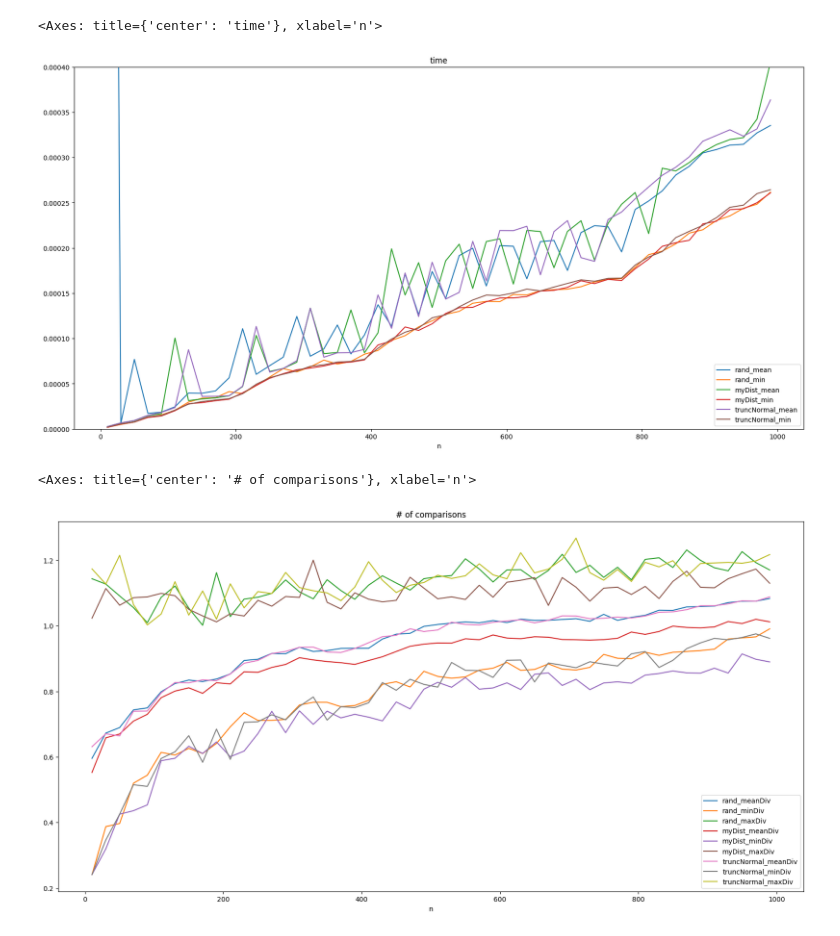
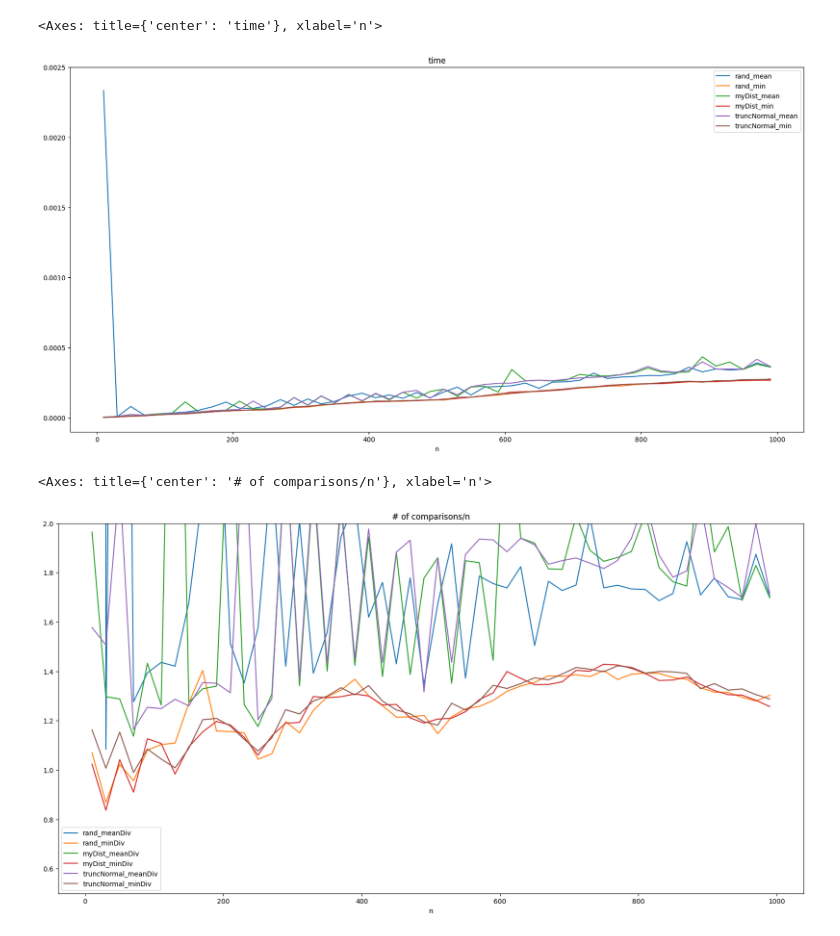
Before and after one commit to pucikplay/MPA, a Jupyter notebook: L4/l4.ipynb, the cells around one changed output. Saved outputs shown, nothing was run; the diff lists cells and outputs as text; code cells hidden in the pictures.

```diff
--- a/L4/l4.ipynb
+++ b/L4/l4.ipynb
@@ -55,20 +55,20 @@ for dist in dists:
     time_df[f'{dist}_mean'] = data[dist]['meanT']
     time_df[f'{dist}_min'] = data[dist]['minT']
 
-time_df.plot(x='n', title='time', figsize=(20,10), ylim=(0,0.0004))
+time_df.plot(x='n', title='time', figsize=(20,10), ylim=(-0.0001,0.0025))
 # %% [output]
 <Axes: title={'center': 'time'}, xlabel='n'>
-[figure, old version]
+[figure, new version]
 # %%
-cmps_df = cmps_df.assign(nlogn=lambda x: x.n*np.log2(x.n))
-cmpsDiv_df = pd.DataFrame()
-cmpsDiv_df['n'] = data['rand']['n']
+time_df = time_df.assign(n_=lambda x: 2.15e-7*x.n)
+timeDiv_df = pd.DataFrame()
+timeDiv_df['n'] = data['rand']['n']
 for dist in dists:
-    cmpsDiv_df[f'{dist}_meanDiv'] = cmps_df[f'{dist}_mean']/cmps_df['nlogn']
-    cmpsDiv_df[f'{dist}_minDiv'] = cmps_df[f'{dist}_min']/cmps_df['nlogn']
-    cmpsDiv_df[f'{dist}_maxDiv'] = cmps_df[f'{dist}_max']/cmps_df['nlogn']
+    timeDiv_df[f'{dist}_meanDiv'] = time_df[f'{dist}_mean']/time_df['n_']
+    timeDiv_df[f'{dist}_minDiv'] = time_df[f'{dist}_min']/time_df['n_']
+    # cmpsDiv_df[f'{dist}_maxDiv'] = time_df[f'{dist}_max']/time_df['n_']
 
-cmpsDiv_df.plot(x='n', title='# of comparisons', figsize=(20,10))
+timeDiv_df.plot(x='n', title='# of comparisons/n', figsize=(20,10), ylim=(0.5,2))
 # %% [output]
-<Axes: title={'center': '# of comparisons'}, xlabel='n'>
+<Axes: title={'center': '# of comparisons/n'}, xlabel='n'>
-[figure, old version]
+[figure, new version]
```
Also changed, not shown: parts of 3 cells of this notebook, 5 other files.
